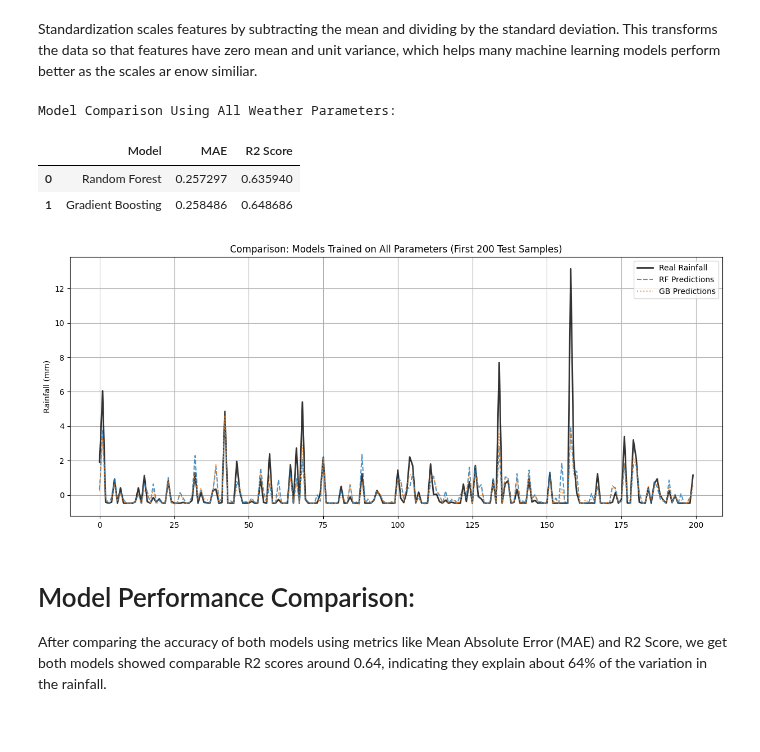
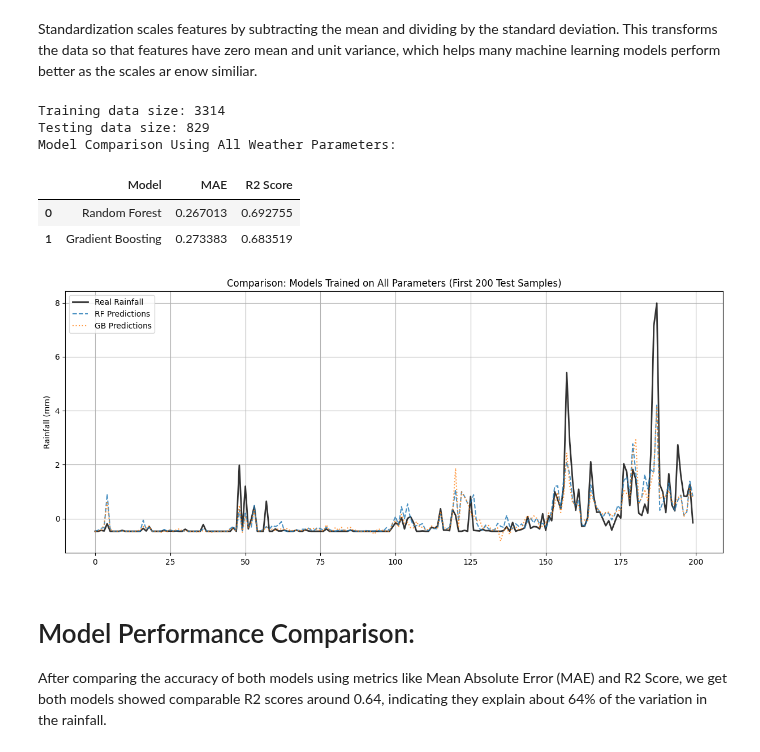
Before and after one commit to dibendupal69724-ux/CV-documents, a Jupyter notebook: Rainfall_Predictions.ipynb, the cells around one changed output. Saved outputs shown, nothing was run; the diff lists cells and outputs as text; code cells hidden in the pictures.

```diff
--- a/Rainfall_Predictions.ipynb
+++ b/Rainfall_Predictions.ipynb
@@ -336,8 +336,13 @@ import matplotlib.pyplot as plt
 # 1. Defining Features (ALL weather parameters) and Target - Already done from previous cell
 #    where X_all and y_all are already scaled .
 
-# 2. Train-Test Split (80% training, 20% testing)
-X_train, X_test, y_train, y_test = train_test_split(X_all, y_all, test_size=0.2, random_state=42)
+# 2. Train-Test Split (80% training, 20% testing) for time series data
+split_index = int(len(X_all) * 0.8)
+X_train, X_test = X_all[:split_index], X_all[split_index:]
+y_train, y_test = y_all[:split_index], y_all[split_index:]
+
+print(f"Training data size: {len(X_train)}")
+print(f"Testing data size: {len(X_test)}")
 
 # 3. Fit Models
 rf_final = RandomForestRegressor(n_estimators=100, random_state=42)
@@ -346,36 +351,38 @@ gb_final = GradientBoostingRegressor(n_estimators=100, random_state=42)
 rf_final.fit(X_train, y_train)
 gb_final.fit(X_train, y_train)
 
 # 4. Predictions
 y_pred_rf = rf_final.predict(X_test)
 y_pred_gb = gb_final.predict(X_test)
 
 # 5. Evaluate and Compare Accuracy
 metrics = pd.DataFrame({
     'Model': ['Random Forest', 'Gradient Boosting'],
     'MAE': [mean_absolute_error(y_test, y_pred_rf), mean_absolute_error(y_test, y_pred_gb)],
     'R2 Score': [r2_score(y_test, y_pred_rf), r2_score(y_test, y_pred_gb)]
 })
 
 print("Model Comparison Using All Weather Parameters:")
 display(metrics)
 
 # 6. Visualization: Predictions vs Real Rainfall
 plt.figure(figsize=(15, 6))
 plt.plot(y_test.values[:200], label='Real Rainfall', color='black', alpha=0.8, linewidth=2)
 plt.plot(y_pred_rf[:200], label='RF Predictions', linestyle='--', alpha=0.8)
 plt.plot(y_pred_gb[:200], label='GB Predictions', linestyle=':', alpha=0.8)
 plt.title('Comparison: Models Trained on All Parameters (First 200 Test Samples)')
 plt.ylabel('Rainfall (mm)')
 plt.legend()
 plt.grid(True)
 plt.show()
 # %% [output]
+Training data size: 3314
+Testing data size: 829
 Model Comparison Using All Weather Parameters:
 |  | Model | MAE | R2 Score |
-| 0 | Random Forest | 0.257297 | 0.635940 |
-| 1 | Gradient Boosting | 0.258486 | 0.648686 |
+| 0 | Random Forest | 0.267013 | 0.692755 |
+| 1 | Gradient Boosting | 0.273383 | 0.683519 |
-[figure, old version]
+[figure, new version]
 # %% [markdown]
 # Model Performance Comparison:
 After comparing the accuracy of both models using metrics like Mean Absolute Error (MAE) and R2 Score, we get  both models showed comparable R2 scores around 0.64, indicating they explain about 64% of the variation in the rainfall.
```
Also changed, not shown: parts of 10 cells of this notebook.
